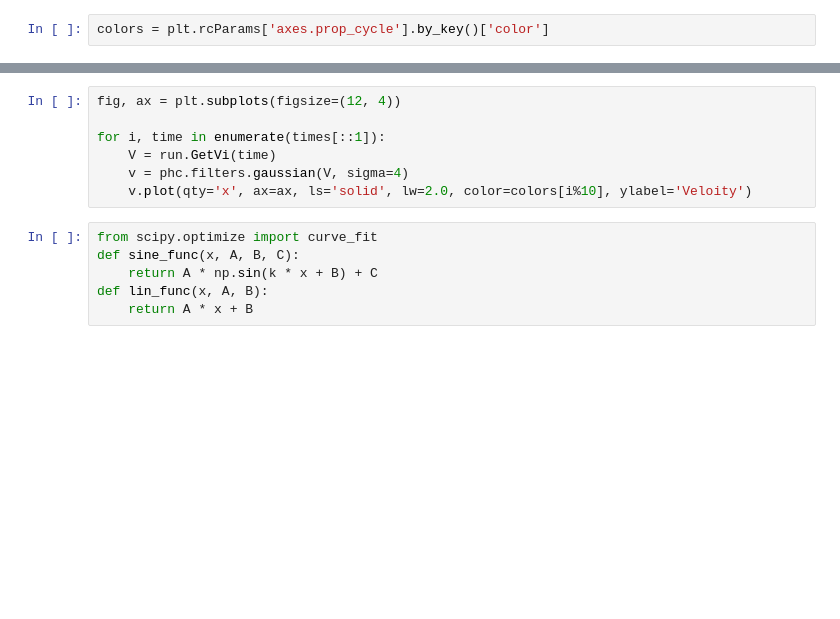
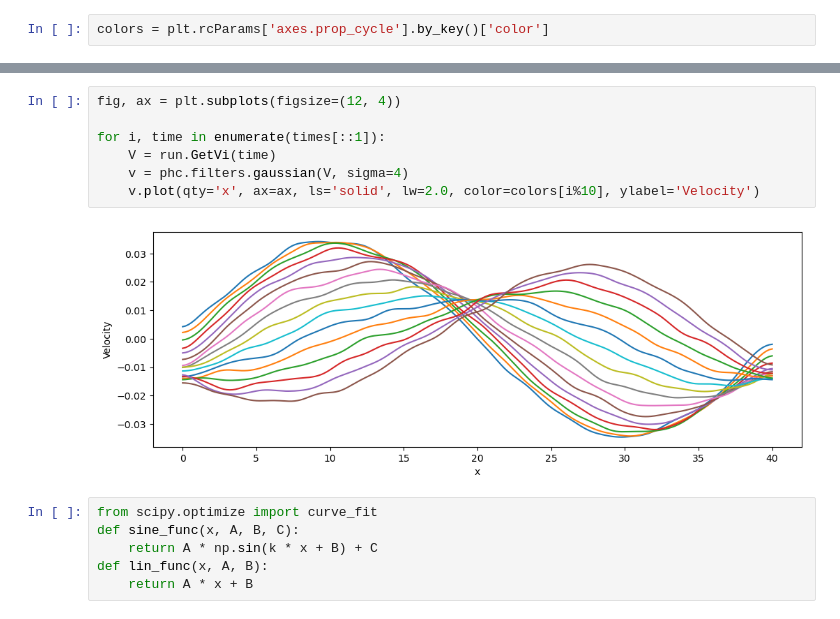
Before and after one commit to rochSmets/farMe, a Jupyter notebook: close/test_iaw.ipynb, the cells around one changed output, grey strips where cells are left out. Cells and saved outputs as stored; diff of their text form; blank space fills up the shorter version.

```diff
--- a/close/test_iaw.ipynb
+++ b/close/test_iaw.ipynb
@@ -29,10 +55,12 @@ for i, time in enumerate(times[::1]):
 # %%
 fig, ax = plt.subplots(figsize=(12, 4))
 
 for i, time in enumerate(times[::1]):
     V = run.GetVi(time)
     v = phc.filters.gaussian(V, sigma=4)
-    v.plot(qty='x', ax=ax, ls='solid', lw=2.0, color=colors[i%10], ylabel='Veloity')
+    v.plot(qty='x', ax=ax, ls='solid', lw=2.0, color=colors[i%10], ylabel='Velocity')
+# %% [output]
+[figure, added]
 # %%
 from scipy.optimize import curve_fit
 def sine_func(x, A, B, C):
```
Also changed, not shown: parts of 7 cells of this notebook, 5 other files.
